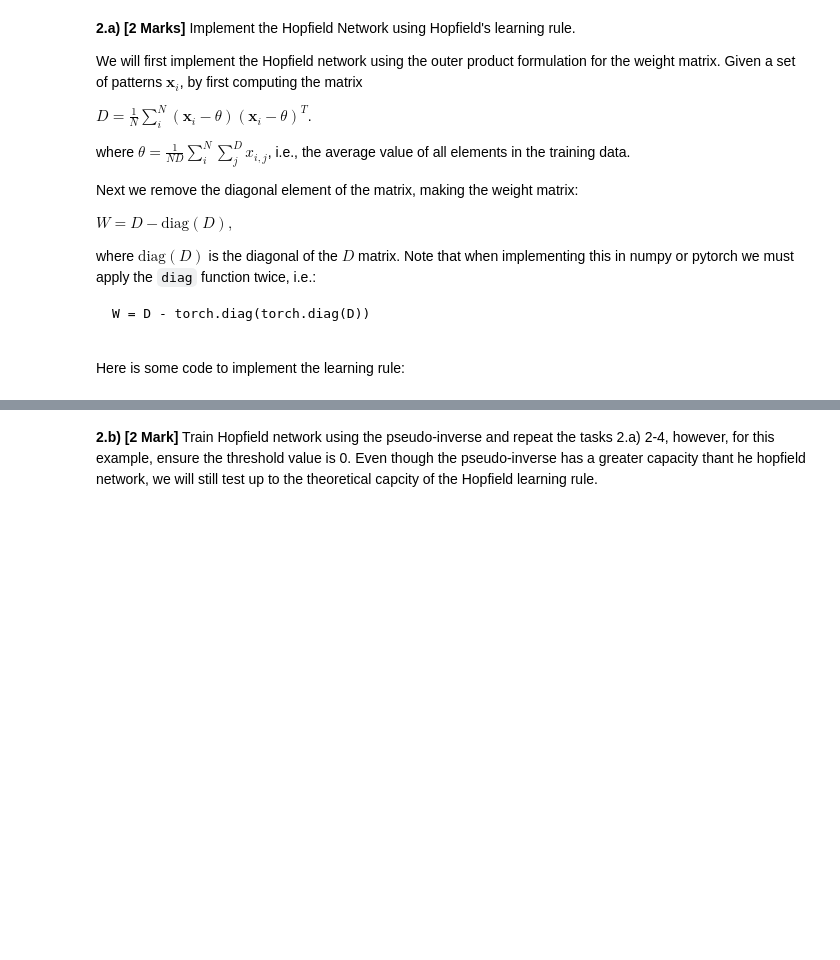
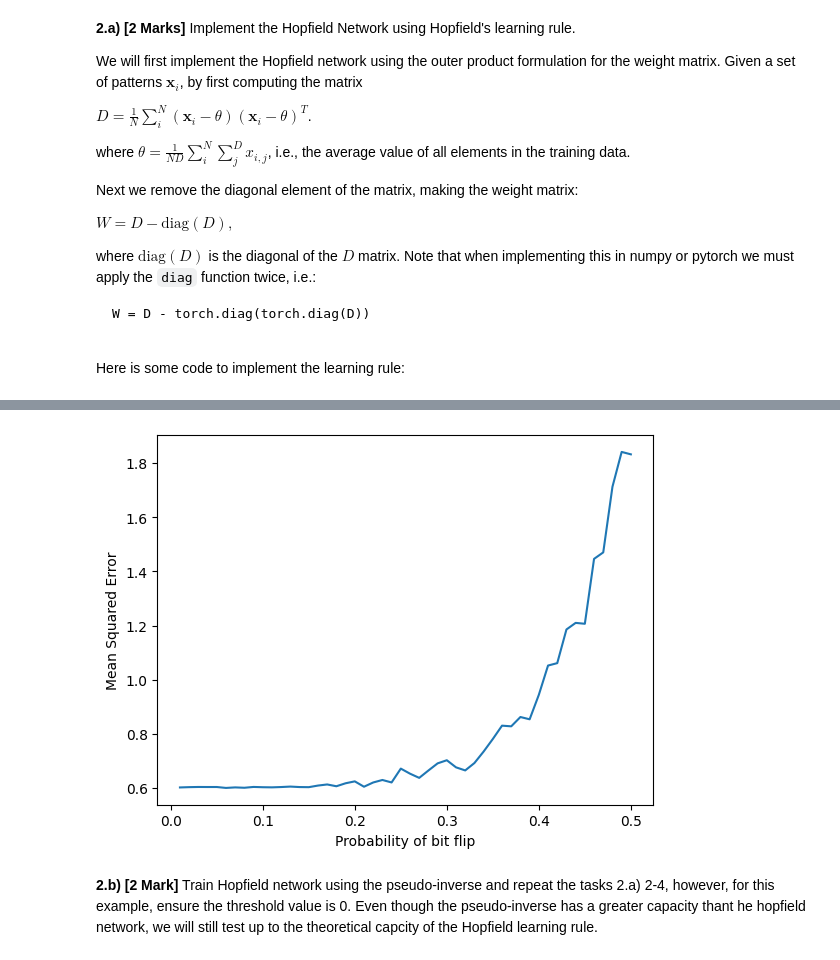
Before and after one commit to draymond63/syde-552, a Jupyter notebook: assignment3.ipynb, the cells around one changed output, grey strips where cells are left out. Drawn from its saved outputs; the diff is of its cells as text; code cells hidden in the pictures; blank space fills up the shorter version.

```diff
--- a/assignment3.ipynb
+++ b/assignment3.ipynb
@@ -242,3 +270,38 @@ plt.plot(prob_flip, mses)
+# %%
+# 2.a.4 - Test salt-and-pepper noise.
+# 4. For a training set of size 10 patterns, add salt and pepper noise (bit flips) to the **testing**
+# images and compute the testing error as the probability of noise increases.
+
+def corrupt(img, p):
+    return torch.where(torch.rand_like(img) < p, -img, img)
+
+def plot_corruption_test(hopfield_func=outer_product_hopfield_matrix, num_steps=50, train_size=10, test_size=200, threshold=0):
+    prob_flip = torch.linspace(0.01,0.5,num_steps)
+
+    training_idxs = np.random.choice(range(binary_img_tensor.shape[0]), train_size, replace=False)
+    testing_idxs = np.random.choice([i for i in range(binary_img_tensor.shape[0]) if i not in training_idxs], test_size, replace=False)
+    W = hopfield_func(binary_img_tensor[training_idxs])
+
+    mses = np.zeros(num_steps)
+    for p_idx, p in enumerate(tqdm(prob_flip)):
+        noisy_imgs = corrupt(binary_img_tensor[testing_idxs], p)
+        reconstructions = np.zeros(noisy_imgs.shape)
+        for i, img in enumerate(noisy_imgs):
+            # reconstruct noisy image, i.
+            r, _ = evaluate_hopfield_network(W, img, threshold=threshold)
+            reconstructions[i] = r
+        test_error = mse(binary_img_tensor[testing_idxs], reconstructions)
+        mses[p_idx] = test_error
+
+    plt.figure()
+    plt.plot(prob_flip, mses)
+    plt.xlabel('Probability of bit flip')
+    plt.ylabel('Mean Squared Error')
+    plt.show()
+
+plot_corruption_test()
+# %% [output]
+[figure, added]
 # %% [markdown]
 **2.b) [2 Mark]** Train Hopfield network using the pseudo-inverse and repeat the tasks 2.a) 2-4, however, for this example, ensure the threshold value is 0.  Even though the pseudo-inverse has a greater capacity thant he hopfield network, we will still test up to the theoretical capcity of the Hopfield learning rule.
 # %%
```
Also changed, not shown: parts of 26 cells of this notebook.
